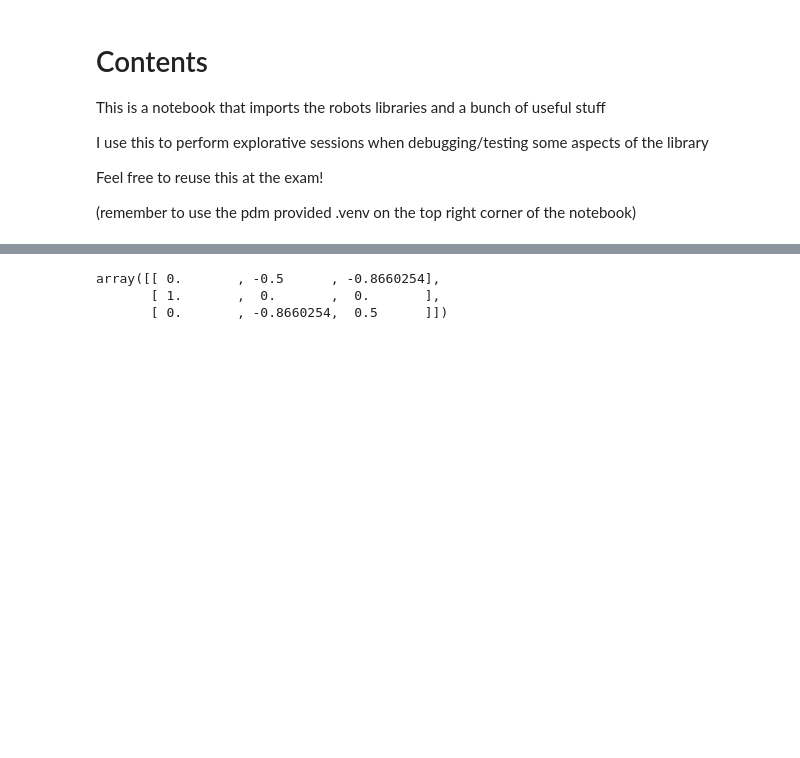
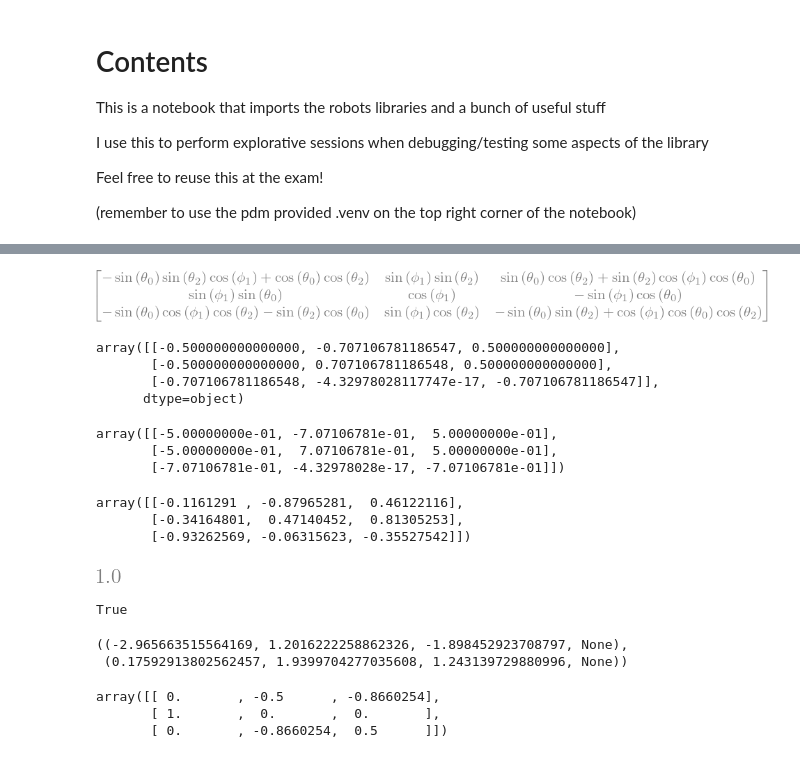
Before and after one commit to dario-loi/robotics_I_scripts, a Jupyter notebook: scrapbook.ipynb, the cells around one changed output, grey strips where cells are left out. Drawn from its saved outputs; the diff is of its cells as text; code cells hidden in the pictures; blank space fills up the shorter version.

```diff
--- a/scrapbook.ipynb
+++ b/scrapbook.ipynb
@@ -18,0 +47,18 @@ pr.direct_symbolic(("y", "x", "y"))
+# %%
+O , S = pr.direct_generic(("y", "x", "y"), (np.pi/2, -np.pi/4, np.pi/4), get_symbolic=True)
+S
+# %% [output]
+[figure, added]
+# %%
+np.array(a @ b @ c)
+# %% [output]
+array([[-0.500000000000000, -0.707106781186547, 0.500000000000000],
+       [-0.500000000000000, 0.707106781186548, 0.500000000000000],
+       [-0.707106781186548, -4.32978028117747e-17, -0.707106781186547]],
+      dtype=object)
+# %%
+O
+# %% [output]
+array([[-5.00000000e-01, -7.07106781e-01,  5.00000000e-01],
+       [-5.00000000e-01,  7.07106781e-01,  5.00000000e-01],
+       [-7.07106781e-01, -4.32978028e-17, -7.07106781e-01]])
@@ -19,3 +67,24 @@ pr.direct_symbolic(("y", "x", "y"))
+# %%
+Initial
+# %% [output]
+array([[-0.1161291 , -0.87965281,  0.46122116],
+       [-0.34164801,  0.47140452,  0.81305253],
+       [-0.93262569, -0.06315623, -0.35527542]])
+# %%
+np.linalg.det(Initial)
+# %% [output]
+[figure, added]
+# %%
+np.allclose(np.dot(R.T, R), np.eye(3))
+# %% [output]
+True
+# %%
+pr.rotations.inverse_rpy(
+    Initial
+)
+# %% [output]
+((-2.965663515564169, 1.2016222258862326, -1.898452923708797, None),
+ (0.17592913802562457, 1.9399704277035608, 1.243139729880996, None))
 # %%
 Rf = np.array(
     [
```
Also changed, not shown: parts of 22 cells of this notebook, 1 other file.
